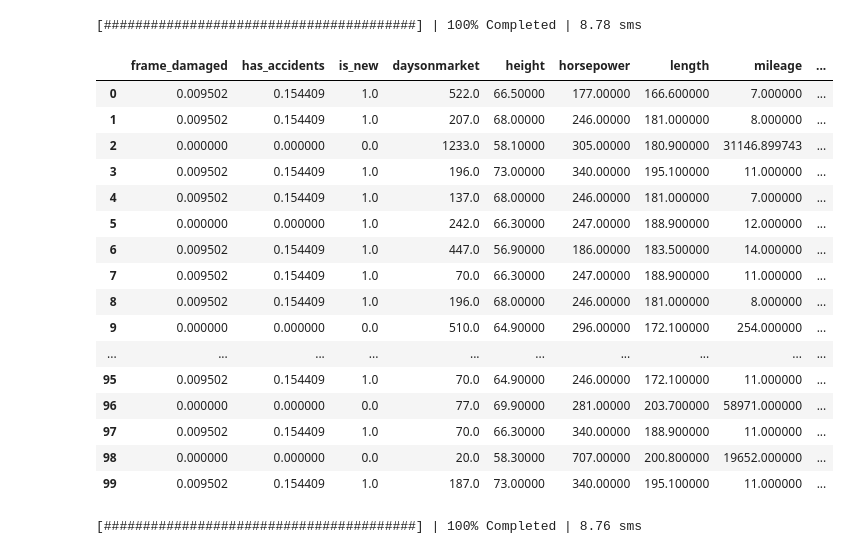
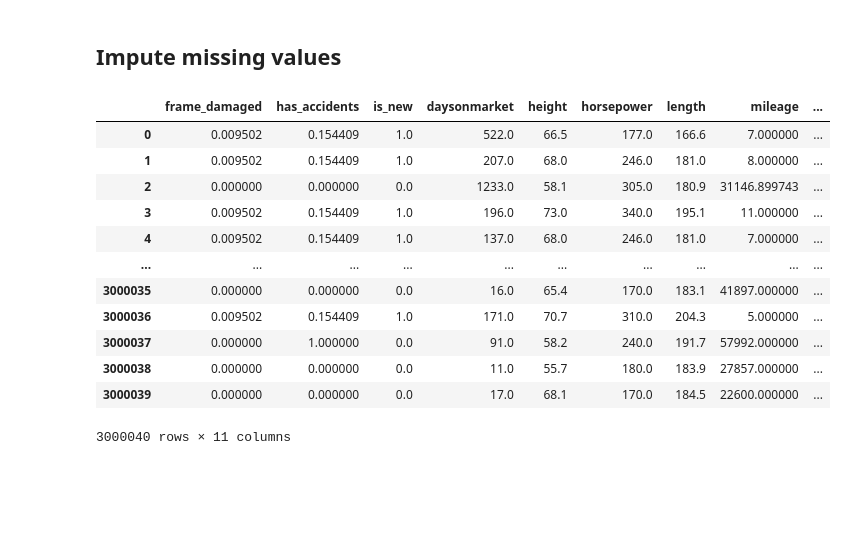
Before and after one commit to DataIntelligenceCrew/approx-opaque-topk, a Jupyter notebook: index_builder/clean_car_data.ipynb, the cells around one changed output. Saved outputs shown, nothing was run; the diff lists cells and outputs as text; code cells hidden in the pictures; blank space fills up the shorter version.

```diff
--- a/index_builder/clean_car_data.ipynb
+++ b/index_builder/clean_car_data.ipynb
@@ -7,6 +7,11 @@ import re
 pd.set_option('display.max_rows', 500)
 pd.set_option('display.max_columns', 500)
 pd.set_option('display.width', 1000)
+# %%
+# Simple method to view the contents of a parquet file
+def view_parquet(filename: str):
+    df = pd.read_parquet(filename)
+    return df
 # %% [markdown]
 # Used Cars Data Cleaner
 
@@ -172 +158,3 @@ stats
+# %% [markdown]
+## Impute missing values
 # %%
@@ -201,25 +191,18 @@ def impute_missing_values(cleaned_csv, output_csv, stats):
 # %%
-impute_missing_values('/home/jwc/Data/UsedCars/used_cars_data_1.csv', '/home/jwc/Data/UsedCars/used_cars_data_2.csv', stats)
+impute_missing_values('/home/jwc/Data/UsedCars/used_cars_data_temp.parquet', '/home/jwc/Data/UsedCars/used_cars_data_temp.parquet', stats)
-# %% [output]
-[########################################] | 100% Completed | 8.78 sms
 # %%
-df = pd.read_csv('/home/jwc/Data/UsedCars/used_cars_data_2.csv', nrows=100)
-df
+view_parquet('/home/jwc/Data/UsedCars/used_cars_data_temp.parquet')
 # %% [output]
 |  | frame_damaged | has_accidents | is_new | daysonmarket | height | horsepower | length | mileage | ... |
-| 0 | 0.009502 | 0.154409 | 1.0 | 522.0 | 66.50000 | 177.00000 | 166.600000 | 7.000000 | ... |
-| 1 | 0.009502 | 0.154409 | 1.0 | 207.0 | 68.00000 | 246.00000 | 181.000000 | 8.000000 | ... |
-| 2 | 0.000000 | 0.000000 | 0.0 | 1233.0 | 58.10000 | 305.00000 | 180.900000 | 31146.899743 | ... |
-| 3 | 0.009502 | 0.154409 | 1.0 | 196.0 | 73.00000 | 340.00000 | 195.100000 | 11.000000 | ... |
-| 4 | 0.009502 | 0.154409 | 1.0 | 137.0 | 68.00000 | 246.00000 | 181.000000 | 7.000000 | ... |
-| 5 | 0.000000 | 0.000000 | 1.0 | 242.0 | 66.30000 | 247.00000 | 188.900000 | 12.000000 | ... |
-| 6 | 0.009502 | 0.154409 | 1.0 | 447.0 | 56.90000 | 186.00000 | 183.500000 | 14.000000 | ... |
-| 7 | 0.009502 | 0.154409 | 1.0 | 70.0 | 66.30000 | 247.00000 | 188.900000 | 11.000000 | ... |
-| 8 | 0.009502 | 0.154409 | 1.0 | 196.0 | 68.00000 | 246.00000 | 181.000000 | 8.000000 | ... |
-| 9 | 0.000000 | 0.000000 | 0.0 | 510.0 | 64.90000 | 296.00000 | 172.100000 | 254.000000 | ... |
+| 0 | 0.009502 | 0.154409 | 1.0 | 522.0 | 66.5 | 177.0 | 166.6 | 7.000000 | ... |
+| 1 | 0.009502 | 0.154409 | 1.0 | 207.0 | 68.0 | 246.0 | 181.0 | 8.000000 | ... |
+| 2 | 0.000000 | 0.000000 | 0.0 | 1233.0 | 58.1 | 305.0 | 180.9 | 31146.899743 | ... |
+| 3 | 0.009502 | 0.154409 | 1.0 | 196.0 | 73.0 | 340.0 | 195.1 | 11.000000 | ... |
+| 4 | 0.009502 | 0.154409 | 1.0 | 137.0 | 68.0 | 246.0 | 181.0 | 7.000000 | ... |
 | ... | ... | ... | ... | ... | ... | ... | ... | ... | ... |
-| 95 | 0.009502 | 0.154409 | 1.0 | 70.0 | 64.90000 | 246.00000 | 172.100000 | 11.000000 | ... |
-| 96 | 0.000000 | 0.000000 | 0.0 | 77.0 | 69.90000 | 281.00000 | 203.700000 | 58971.000000 | ... |
-| 97 | 0.009502 | 0.154409 | 1.0 | 70.0 | 66.30000 | 340.00000 | 188.900000 | 11.000000 | ... |
-| 98 | 0.000000 | 0.000000 | 0.0 | 20.0 | 58.30000 | 707.00000 | 200.800000 | 19652.000000 | ... |
-| 99 | 0.009502 | 0.154409 | 1.0 | 187.0 | 73.00000 | 340.00000 | 195.100000 | 11.000000 | ... |
+| 3000035 | 0.000000 | 0.000000 | 0.0 | 16.0 | 65.4 | 170.0 | 183.1 | 41897.000000 | ... |
+| 3000036 | 0.009502 | 0.154409 | 1.0 | 171.0 | 70.7 | 310.0 | 204.3 | 5.000000 | ... |
+| 3000037 | 0.000000 | 1.000000 | 0.0 | 91.0 | 58.2 | 240.0 | 191.7 | 57992.000000 | ... |
+| 3000038 | 0.000000 | 0.000000 | 0.0 | 11.0 | 55.7 | 180.0 | 183.9 | 27857.000000 | ... |
+| 3000039 | 0.000000 | 0.000000 | 0.0 | 17.0 | 68.1 | 170.0 | 184.5 | 22600.000000 | ... |
+3000040 rows × 11 columns
@@ -252,4 +208,0 @@ def convert_to_numeric(input_csv, output_csv):
-# %%
-convert_to_numeric('/home/jwc/Data/UsedCars/used_cars_data_2.csv', '/home/jwc/Data/UsedCars/used_cars_data_3.csv')
-# %% [output]
-[########################################] | 100% Completed | 8.76 sms
```
Also changed, not shown: parts of 32 cells of this notebook, 21 other files.
